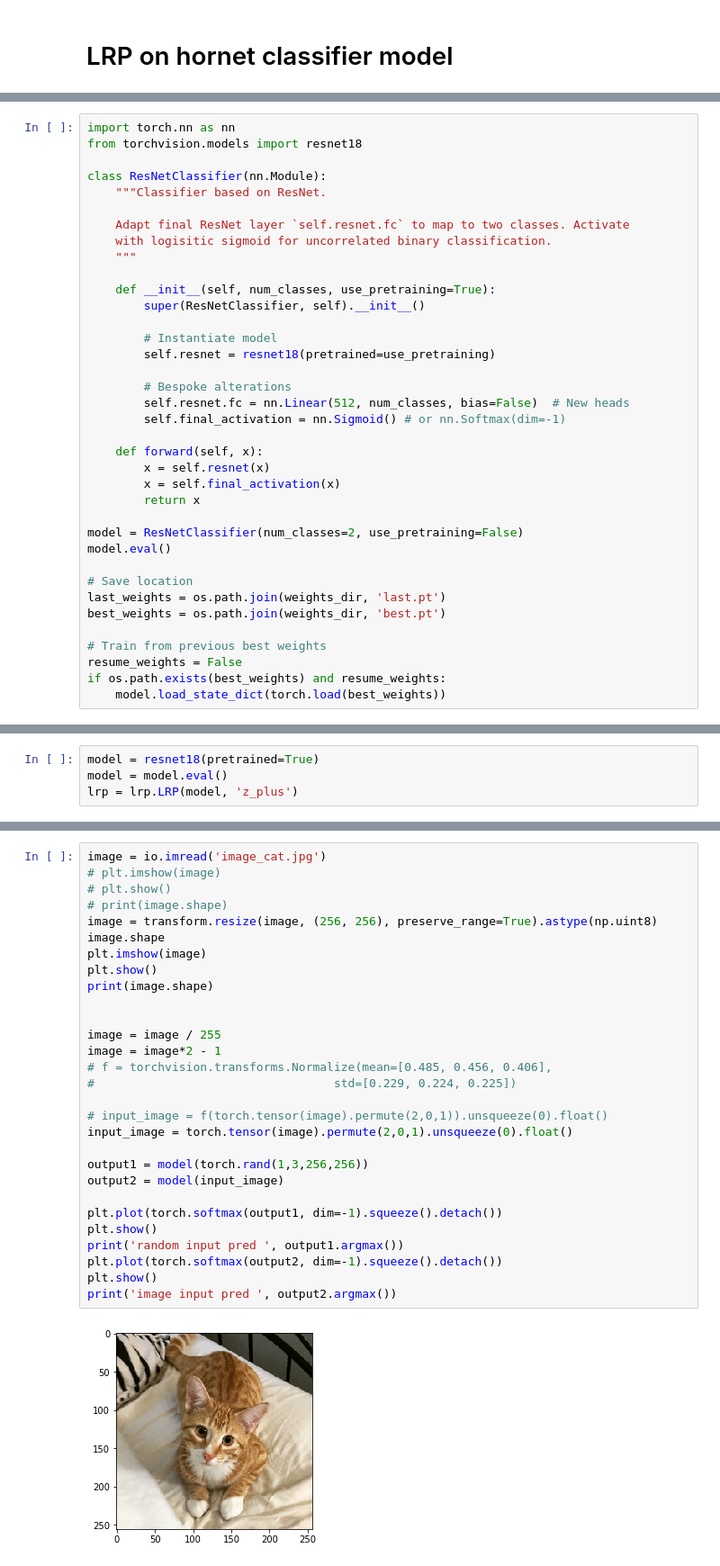
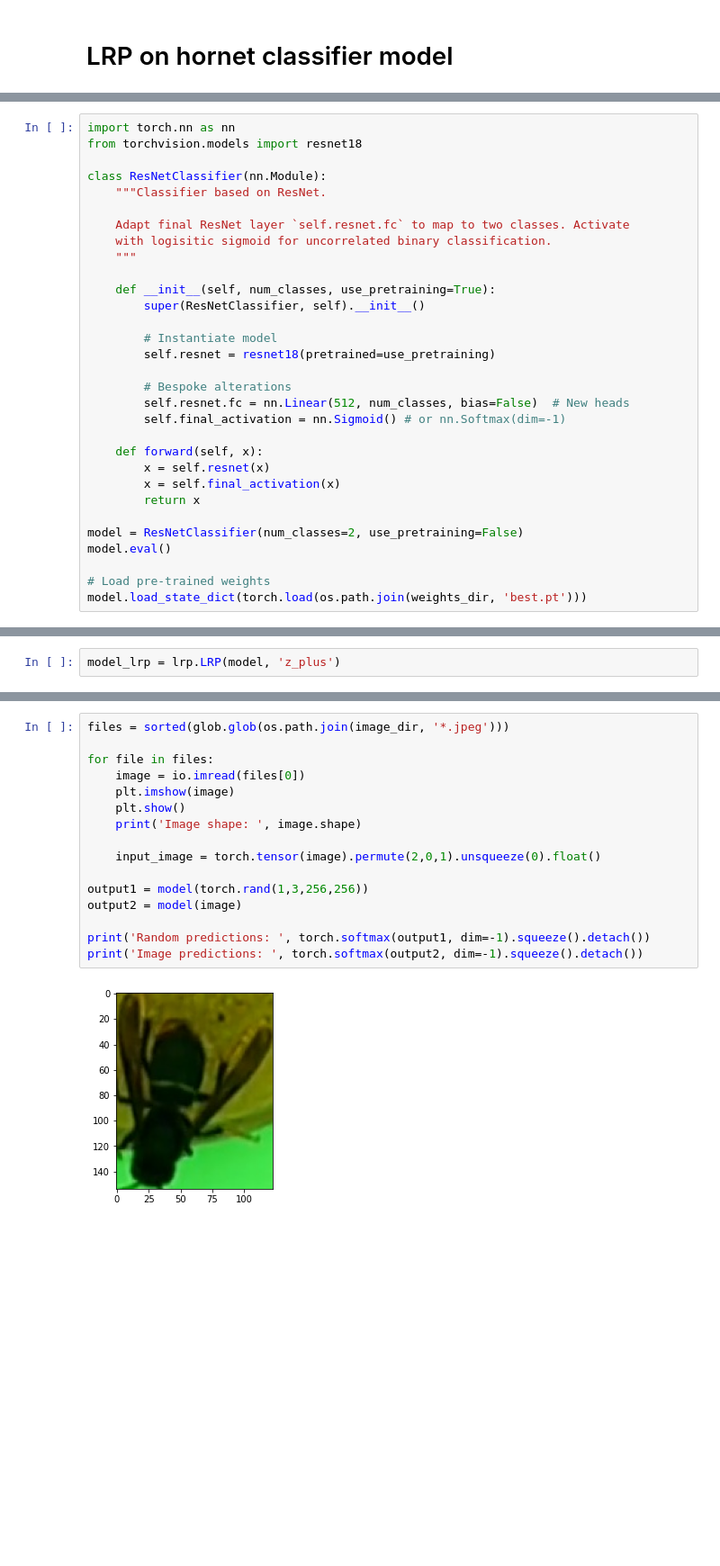
Before and after one commit to andrw3000/vespai, a Jupyter notebook: explanation/explain-classifier.ipynb, the cells around one changed output, grey strips where cells are left out. Shown at 90% size. Cells and saved outputs as stored; diff of their text form; blank space fills up the shorter version.

Commit message:
Explainability models

```diff
--- a/explanation/explain-classifier.ipynb
+++ b/explanation/explain-classifier.ipynb
@@ -54,11 +66,5 @@ class ResNetClassifier(nn.Module):
 model = ResNetClassifier(num_classes=2, use_pretraining=False)
 model.eval()
 
-# Save location
-last_weights = os.path.join(weights_dir, 'last.pt')
-best_weights = os.path.join(weights_dir, 'best.pt')
-
-# Train from previous best weights
-resume_weights = False
-if os.path.exists(best_weights) and resume_weights:
-    model.load_state_dict(torch.load(best_weights))
+# Load pre-trained weights
+model.load_state_dict(torch.load(os.path.join(weights_dir, 'best.pt')))
@@ -65,4 +75,2 @@ if os.path.exists(best_weights) and resume_weights:
 # %%
-model = resnet18(pretrained=True)
-model = model.eval()
-lrp = lrp.LRP(model, 'z_plus')
+model_lrp = lrp.LRP(model, 'z_plus')
@@ -69,31 +79,18 @@ lrp = lrp.LRP(model, 'z_plus')
 # %%
-image = io.imread('image_cat.jpg')
-# plt.imshow(image)
-# plt.show()
-# print(image.shape)
-image = transform.resize(image, (256, 256), preserve_range=True).astype(np.uint8)
-image.shape
-plt.imshow(image)
-plt.show()
-print(image.shape)
+files = sorted(glob.glob(os.path.join(image_dir, '*.jpeg')))
 
+for file in files:
+    image = io.imread(files[0])
+    plt.imshow(image)
+    plt.show()
+    print('Image shape: ', image.shape)
 
-image = image / 255
-image = image*2 - 1
-# f = torchvision.transforms.Normalize(mean=[0.485, 0.456, 0.406],
-#                                  std=[0.229, 0.224, 0.225])
-
-# input_image = f(torch.tensor(image).permute(2,0,1)).unsqueeze(0).float()
-input_image = torch.tensor(image).permute(2,0,1).unsqueeze(0).float()
+    input_image = torch.tensor(image).permute(2,0,1).unsqueeze(0).float()
 
 output1 = model(torch.rand(1,3,256,256))
-output2 = model(input_image)
+output2 = model(image)
 
-plt.plot(torch.softmax(output1, dim=-1).squeeze().detach())
-plt.show()
-print('random input pred ', output1.argmax())
-plt.plot(torch.softmax(output2, dim=-1).squeeze().detach())
-plt.show()
-print('image input pred ', output2.argmax())
+print('Random predictions: ', torch.softmax(output1, dim=-1).squeeze().detach())
+print('Image predictions: ', torch.softmax(output2, dim=-1).squeeze().detach())
 # %% [output]
-[figure, old version]
+[figure, new version]
```
Also changed, not shown: parts of 16 cells of this notebook, 1 other file.
